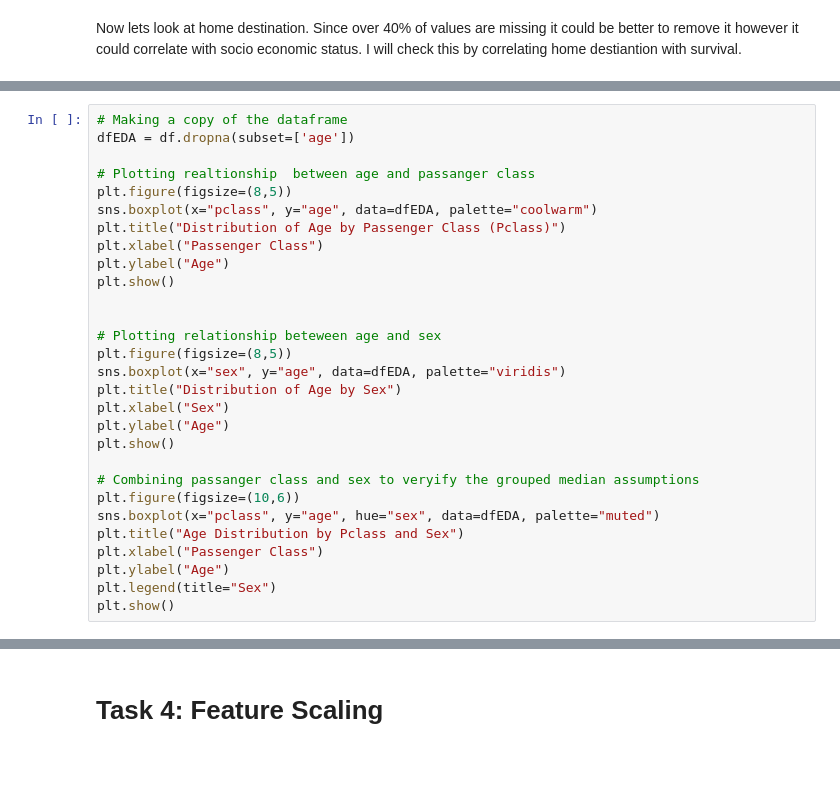
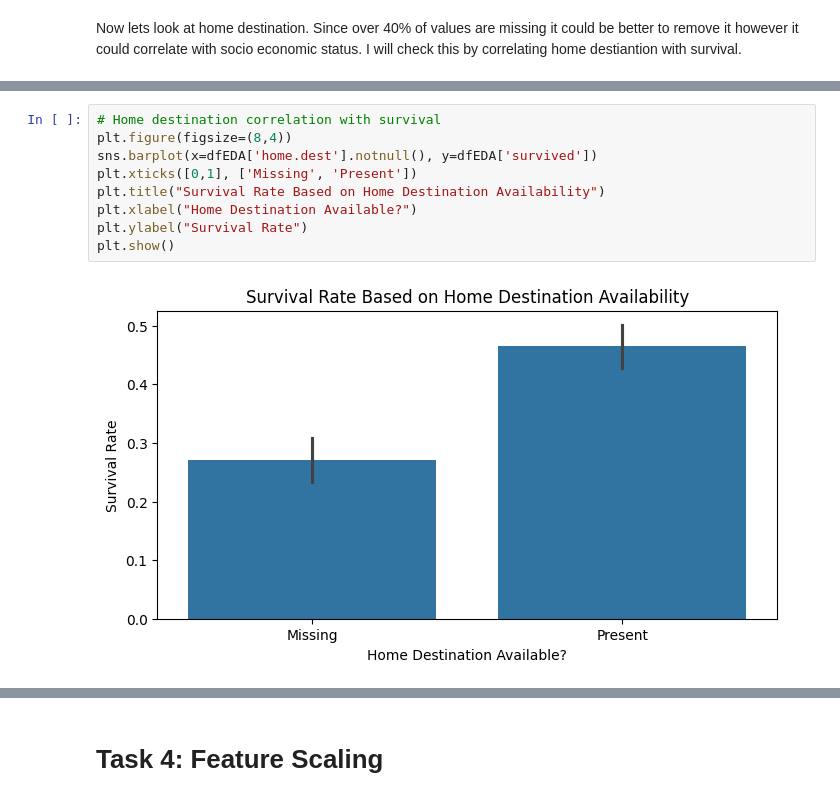
Before and after one commit to lucaskvz/AI-MACHINE-LEARNING-FOUNDATIONS, a Jupyter notebook: assignment_1_Lucas_Van_Zyl.ipynb, the cells around one changed output, grey strips where cells are left out. Cells and saved outputs as stored; diff of their text form; blank space fills up the shorter version.

```diff
--- a/assignment_1_Lucas_Van_Zyl.ipynb
+++ b/assignment_1_Lucas_Van_Zyl.ipynb
@@ -505,29 +342,0 @@ Below I will attempt to prove these assumptions
-# %%
-# Making a copy of the dataframe
-dfEDA = df.dropna(subset=['age'])
-
-# Plotting realtionship  between age and passanger class
-plt.figure(figsize=(8,5))
-sns.boxplot(x="pclass", y="age", data=dfEDA, palette="coolwarm")
-plt.title("Distribution of Age by Passenger Class (Pclass)")
-plt.xlabel("Passenger Class")
-plt.ylabel("Age")
-plt.show()
-
-
-# Plotting relationship beteween age and sex
-plt.figure(figsize=(8,5))
-sns.boxplot(x="sex", y="age", data=dfEDA, palette="viridis")
-plt.title("Distribution of Age by Sex")
-plt.xlabel("Sex")
-plt.ylabel("Age")
-plt.show()
-
-# Combining passanger class and sex to veryify the grouped median assumptions
-plt.figure(figsize=(10,6))
-sns.boxplot(x="pclass", y="age", hue="sex", data=dfEDA, palette="muted")
-plt.title("Age Distribution by Pclass and Sex")
-plt.xlabel("Passenger Class")
-plt.ylabel("Age")
-plt.legend(title="Sex")
-plt.show()
@@ -668,0 +343,11 @@ dtype: int64
+# %%
+# Home destination correlation with survival
+plt.figure(figsize=(8,4))
+sns.barplot(x=dfEDA['home.dest'].notnull(), y=dfEDA['survived'])
+plt.xticks([0,1], ['Missing', 'Present'])
+plt.title("Survival Rate Based on Home Destination Availability")
+plt.xlabel("Home Destination Available?")
+plt.ylabel("Survival Rate")
+plt.show()
+# %% [output]
+[figure, added]
```
Also changed, not shown: parts of 66 cells of this notebook.
